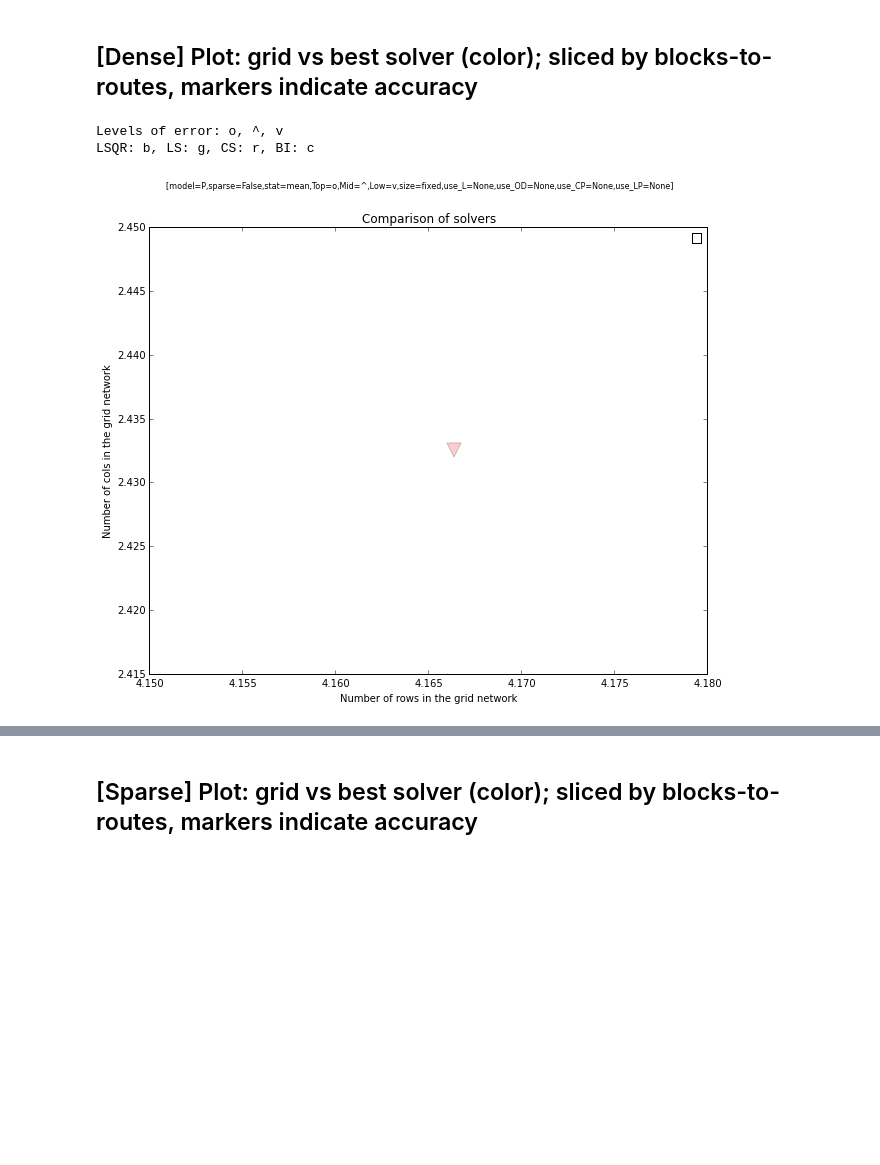
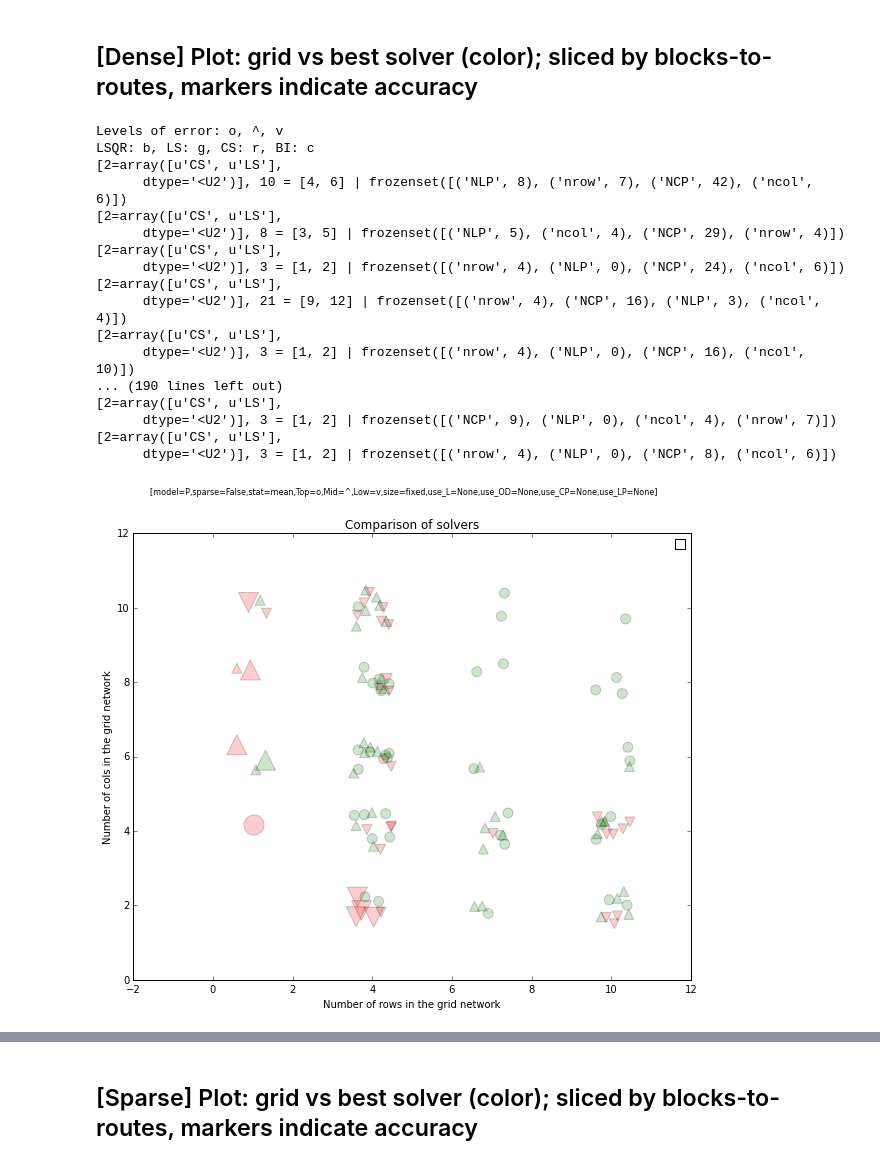
Before and after one commit to cathywu/traffic-estimation-comparison, a Jupyter notebook: ScenarioSpace Plots.ipynb, the cells around one changed output, grey strips where cells are left out. Drawn from its saved outputs; the diff is of its cells as text; code cells hidden in the pictures; blank space fills up the shorter version.

```diff
--- a/ScenarioSpace Plots.ipynb
+++ b/ScenarioSpace Plots.ipynb
@@ -11,15 +11,30 @@ SS.load_output()
 # %%
 print 'Levels of error: o, ^, v'
 print 'LSQR: b, LS: g, CS: r, BI: c'
 SS.plot_solver_comparison(sparse=False, caption='', model='P', error_leq=0.1,
-                          error_leq2=0.3, error_leq3=10, b2n_leq=1.00, b2n_geq=0.00)
+                          error_leq2=1, error_leq3=100, b2n_leq=1.00, b2n_geq=0.00)
 SS.plot_solver_comparison(sparse=False, caption='', model='P', error_leq=0.1,
-                          error_leq2=0.3, error_leq3=10, b2n_leq=1.00, b2n_geq=0.95)
+                          error_leq2=1, error_leq3=100, b2n_leq=1.00, b2n_geq=0.95)
 SS.plot_solver_comparison(sparse=False, caption='', model='P', error_leq=0.1,
-                          error_leq2=0.3, error_leq3=10, b2n_leq=0.95, b2n_geq=0.85)
+                          error_leq2=1, error_leq3=100, b2n_leq=0.95, b2n_geq=0.85)
 SS.plot_solver_comparison(sparse=False, caption='', model='P', error_leq=0.1,
-                          error_leq2=0.3, error_leq3=10, b2n_leq=0.85, b2n_geq=0.00)
+                          error_leq2=1, error_leq3=100, b2n_leq=0.85, b2n_geq=0.00)
 # %% [output]
 Levels of error: o, ^, v
 LSQR: b, LS: g, CS: r, BI: c
+[2=array([u'CS', u'LS'],
+      dtype='<U2')], 10 = [4, 6] | frozenset([('NLP', 8), ('nrow', 7), ('NCP', 42), ('ncol', 6)])
+[2=array([u'CS', u'LS'],
+      dtype='<U2')], 8 = [3, 5] | frozenset([('NLP', 5), ('ncol', 4), ('NCP', 29), ('nrow', 4)])
+[2=array([u'CS', u'LS'],
+      dtype='<U2')], 3 = [1, 2] | frozenset([('nrow', 4), ('NLP', 0), ('NCP', 24), ('ncol', 6)])
+[2=array([u'CS', u'LS'],
+      dtype='<U2')], 21 = [9, 12] | frozenset([('nrow', 4), ('NCP', 16), ('NLP', 3), ('ncol', 4)])
+[2=array([u'CS', u'LS'],
+      dtype='<U2')], 3 = [1, 2] | frozenset([('nrow', 4), ('NLP', 0), ('NCP', 16), ('ncol', 10)])
+... (190 lines left out)
+[2=array([u'CS', u'LS'],
+      dtype='<U2')], 3 = [1, 2] | frozenset([('NCP', 9), ('NLP', 0), ('ncol', 4), ('nrow', 7)])
+[2=array([u'CS', u'LS'],
+      dtype='<U2')], 3 = [1, 2] | frozenset([('nrow', 4), ('NLP', 0), ('NCP', 8), ('ncol', 6)])
-[figure, old version]
+[figure, new version]
```
Also changed, not shown: parts of 5 cells of this notebook, 1 other file.
